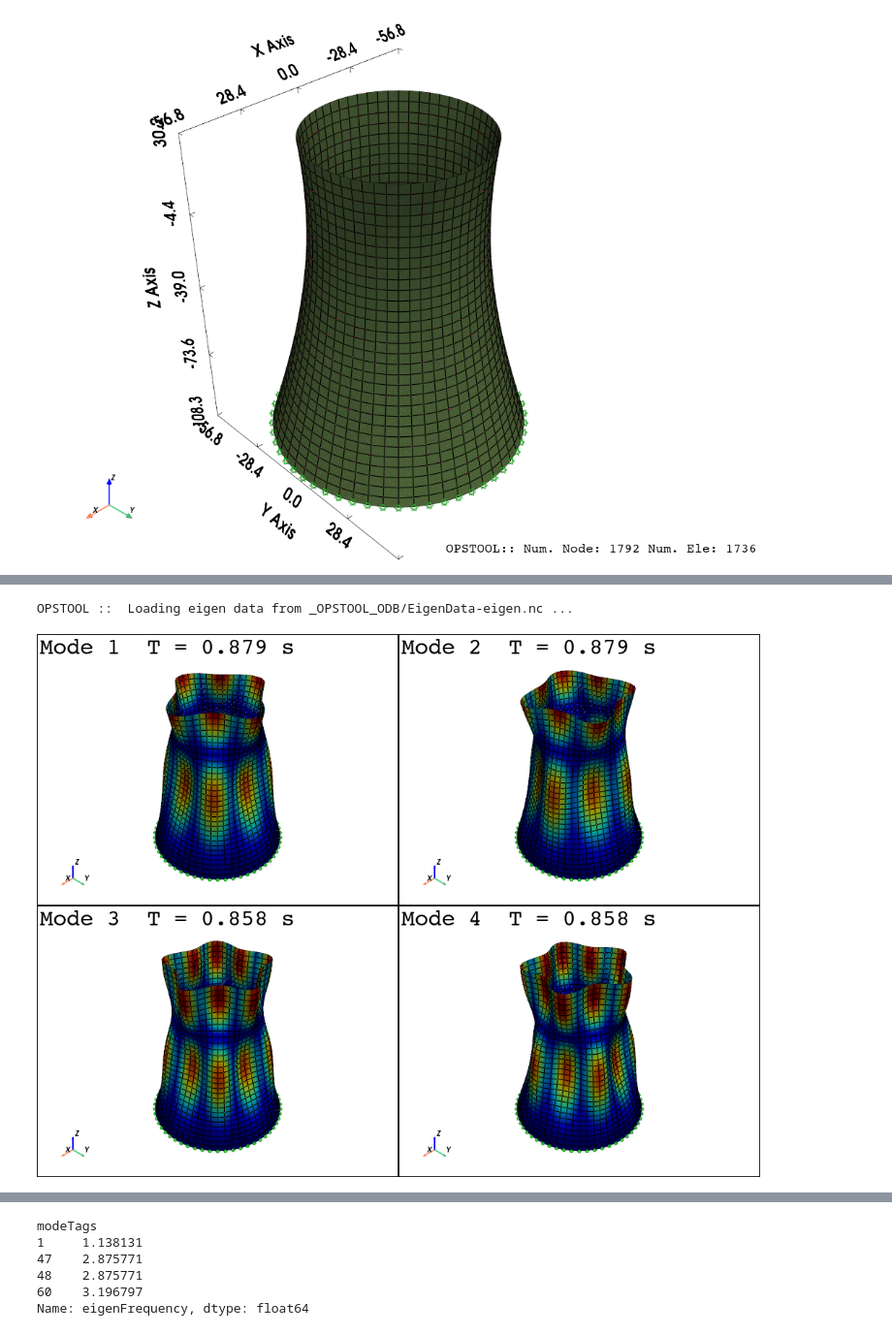
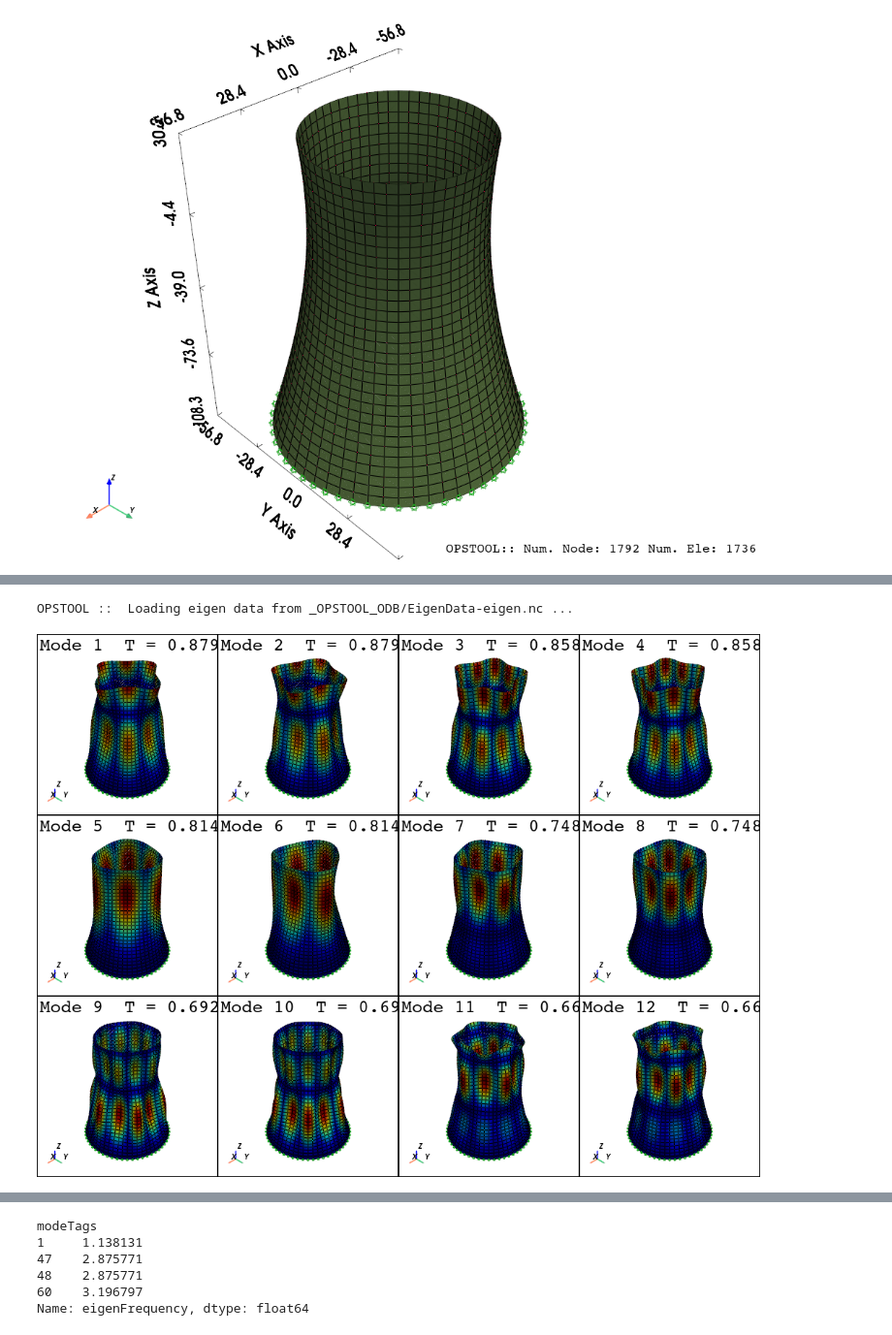
Before and after one commit to sahilkur36/opstool, a Jupyter notebook: docs/examples/post/forma11c/test_forma11c.ipynb, the cells around one changed output, grey strips where cells are left out. Shown at 97% size. Saved outputs shown, nothing was run; the diff lists cells and outputs as text; code cells hidden in the pictures.

```diff
--- a/docs/examples/post/forma11c/test_forma11c.ipynb
+++ b/docs/examples/post/forma11c/test_forma11c.ipynb
@@ -164,9 +162,9 @@ OPSTOOL ::  Eigen data has been saved to _OPSTOOL_ODB/EigenData-eigen.nc!
 # %%
-fig = opst.vis.pyvista.plot_eigen(mode_tags=4, odb_tag="eigen", subplots=True)
+fig = opst.vis.pyvista.plot_eigen(mode_tags=12, odb_tag="eigen", subplots=True)
 fig.show(jupyter_backend="jupyterlab")
 # %% [output]
 OPSTOOL ::  Loading eigen data from _OPSTOOL_ODB/EigenData-eigen.nc ...
-[figure, old version]
+[figure, new version]
 # %%
 modal_props, eigen_vectors = opst.post.get_eigen_data(odb_tag="eigen")
 modal_props = modal_props.to_pandas()
```
Also changed, not shown: parts of 10 cells of this notebook, 4 other files.
